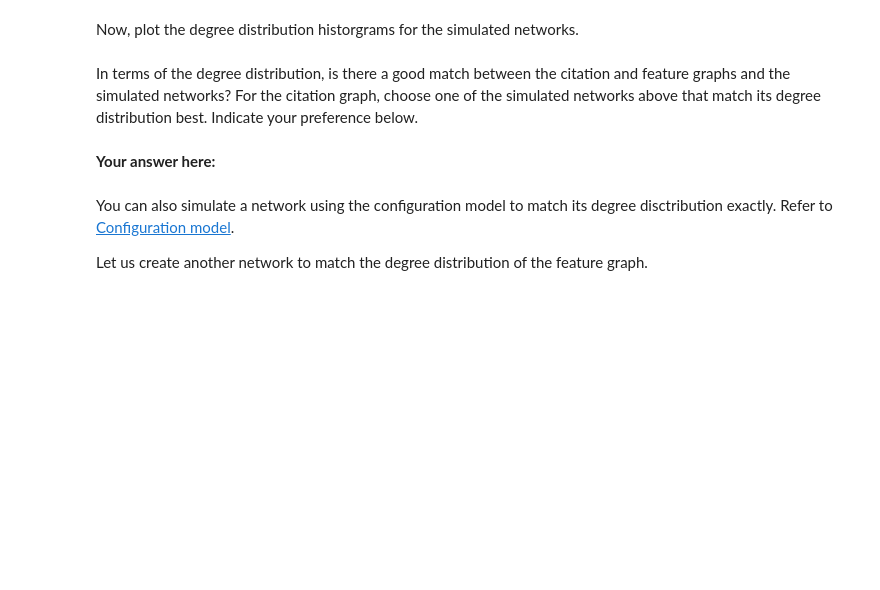
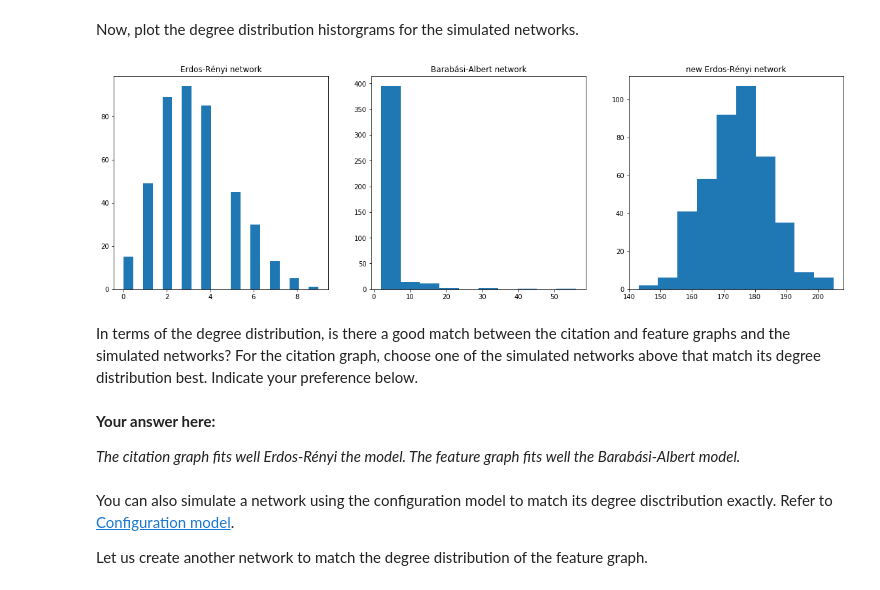
Before and after one commit to raphaelreis/ntds_2019, a Jupyter notebook: assignments/1_network_science.ipynb, the cells around one changed output. Cells and saved outputs as stored; diff of their text form; code cells hidden in the pictures; blank space fills up the shorter version.

```diff
--- a/assignments/1_network_science.ipynb
+++ b/assignments/1_network_science.ipynb
@@ -437,0 +599,4 @@ G_er = nx.erdos_renyi_graph(n, p)
+# %%
+p = 2 * m / (n*(n))
+print(p)
+G_er = nx.erdos_renyi_graph(n, p)
@@ -446,5 +621,6 @@ How do you determine the preferential attachment parameter for Barabási–Alber
 # %%
-#Assuming at each timestep the new node connects to the same number of nodes, we have to devide the total number of edges
-#by the number of nodes
-q = int(p)
+#Assuming that during the network growing phase, at each timestep the new node connects to
+#the same number of nodes, q is given by the devision of the total number of edges and the total number of nodes
+q = int(m/n + 1)
 G_ba = nx.barabasi_albert_graph(n, q)
+print(q)
@@ -462,3 +650,3 @@ print('The giant component of the citation graph has {} nodes and {} edges.'.for
 # %%
-giant_feature = max(nx.connected_component_subgraphs(G_feature), key=len)
+giant_feature = sorted(nx.connected_component_subgraphs(G_feature), key=len, reverse=True)[0]
 print('The giant component of the feature graph has {} nodes and {} edges.'.format(giant_feature.number_of_nodes(), giant_feature.size()))
@@ -477,3 +671,6 @@ How do you choose the probability parameter this time?
 # %%
-p_new = giant_feature.number_of_edges() / giant_feature.number_of_nodes()
+m_ = giant_feature.number_of_edges()
+n_ = giant_feature.number_of_nodes()
+p_new = 2 * m_ / n_**2
 G_er_new = nx.erdos_renyi_graph(n, p_new)
+p_new
@@ -512,19 +711,23 @@ def degree_sequence(G):
 # %%
 fig, axes = plt.subplots(1, 3, figsize=(20, 6))
 axes[0].set_title('Erdos-Rényi network')
-er_degrees, _ = degree_sequence(G_er)
-axes[0].hist(er_degrees);
+er_degrees = list(dict(G_er.degree()).values())
+axes[0].hist(er_degrees, bins=20);
 axes[1].set_title('Barabási-Albert network')
-ba_degrees, _ = degree_sequence(G_ba)
+ba_degrees= list(dict(G_ba.degree()).values())
 axes[1].hist(ba_degrees);
 axes[2].set_title('new Erdos-Rényi network')
-er_new_degrees, _ = degree_sequence(G_er_new)
+er_new_degrees= list(dict(G_er_new.degree()).values())
 axes[2].hist(er_new_degrees);
+# %% [output]
+[figure, added]
 # %% [markdown]
 In terms of the degree distribution, is there a good match between the citation and feature graphs and the simulated networks?
 For the citation graph, choose one of the simulated networks above that match its degree distribution best. Indicate your preference below.
-# %% [markdown]
-**Your answer here:**
+# %% [markdown]
+**Your answer here:**
+
+_The citation graph fits well Erdos-Rényi the  model. The feature graph fits well the Barabási-Albert model._
 # %% [markdown]
 You can also simulate a network using the configuration model to match its degree disctribution exactly. Refer to [Configuration model](https://networkx.github.io/documentation/stable/reference/generated/networkx.generators.degree_seq.configuration_model.html#networkx.generators.degree_seq.configuration_model).
 
```
Also changed, not shown: parts of 90 cells of this notebook.
